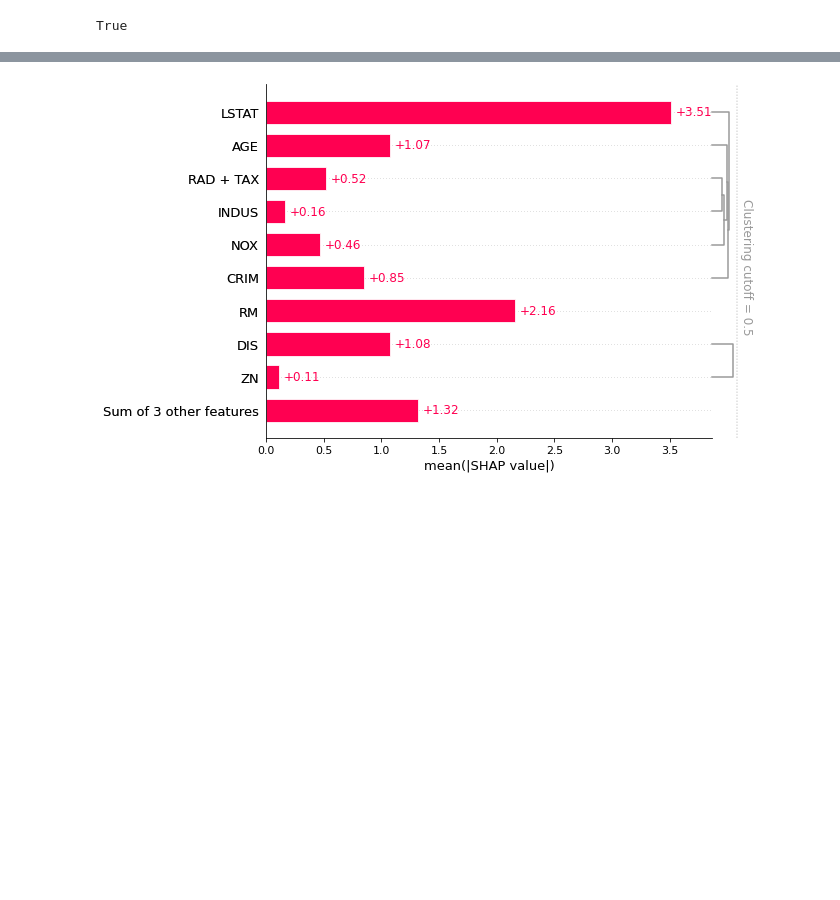
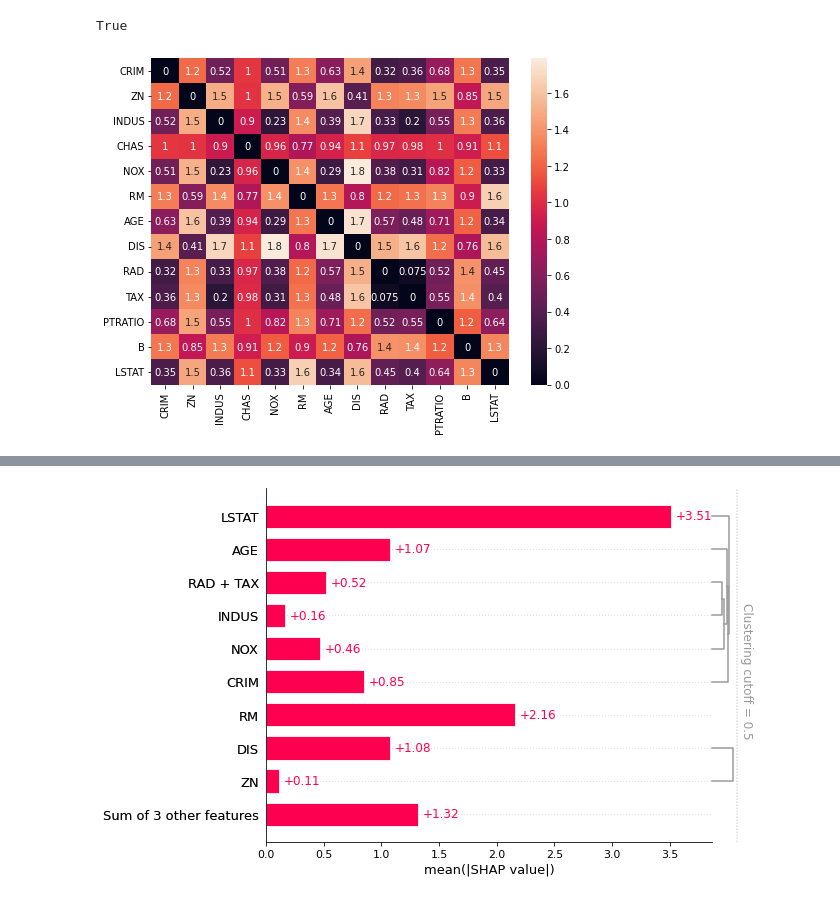
Before and after one commit to simonjisu/XAI2022Spring, a Jupyter notebook: notebooks/TestNotebook.ipynb, the cells around one changed output, grey strips where cells are left out. Cells and saved outputs as stored; diff of their text form; code cells hidden in the pictures; blank space fills up the shorter version.

```diff
--- a/notebooks/TestNotebook.ipynb
+++ b/notebooks/TestNotebook.ipynb
@@ -61,3 +65,9 @@ cluster_matrix = sp.cluster.hierarchy.single(dist)
 print((cluster_matrix.round(2) == masker.clustering.round(2)).all())
 # %% [output]
 True
+# %%
+fig, ax  = plt.subplots(1, 1, figsize=(8, 6))
+sns.heatmap(data=pd.DataFrame(sp.spatial.distance.squareform(dist), columns=X.columns, index=X.columns), annot=True, ax=ax)
+plt.show()
+# %% [output]
+[figure, added]
```
Also changed, not shown: parts of 8 cells of this notebook.
